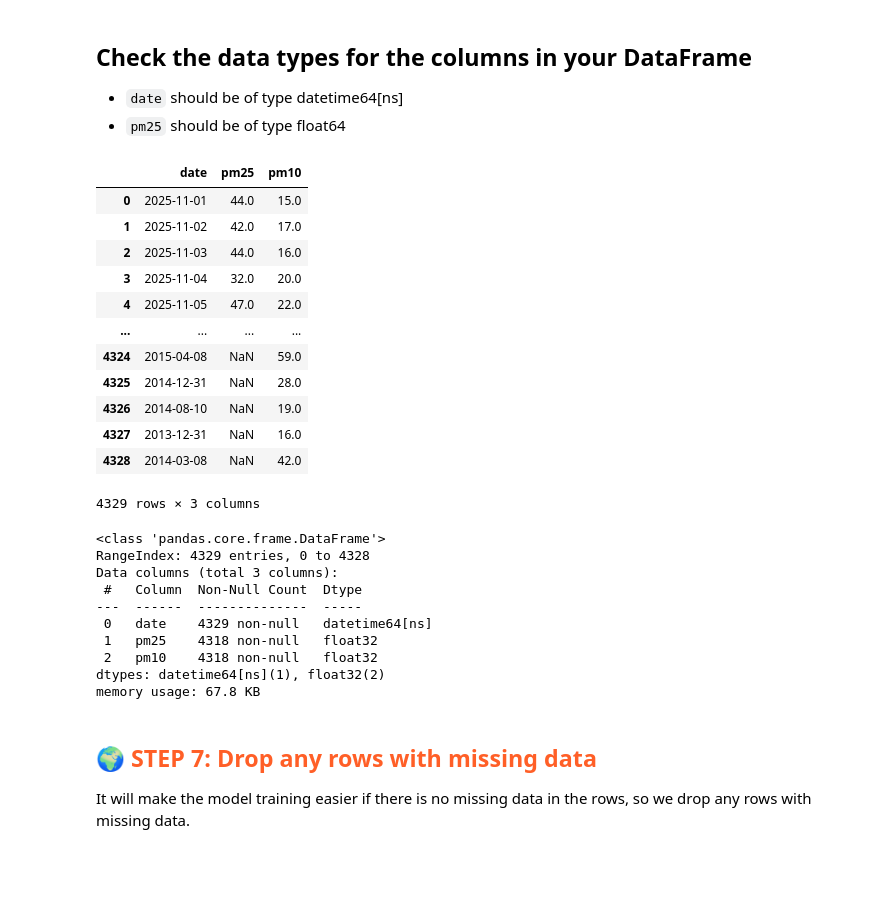
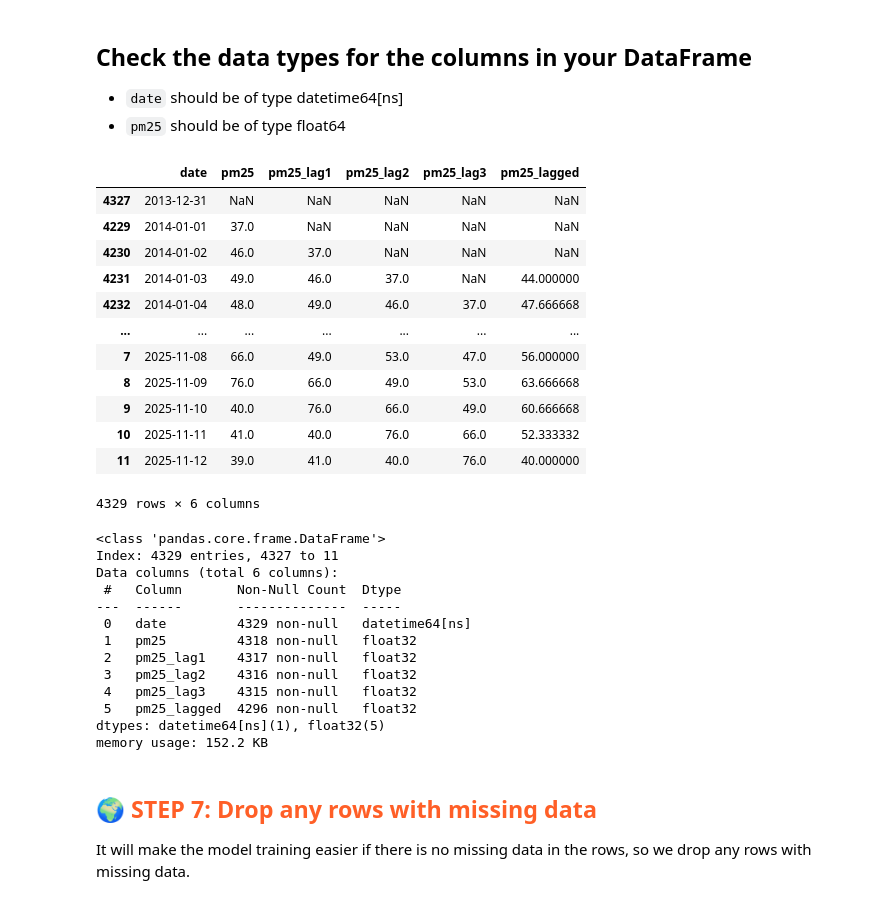
Before and after one commit to Mint-SUGA/mlfs-book, a Jupyter notebook: notebooks/airquality/1_air_quality_feature_backfill.ipynb, the cells around one changed output. Cells and saved outputs as stored; diff of their text form; code cells hidden in the pictures; blank space fills up the shorter version.

```diff
--- a/notebooks/airquality/1_air_quality_feature_backfill.ipynb
+++ b/notebooks/airquality/1_air_quality_feature_backfill.ipynb
@@ -267,39 +267,45 @@ We want to have a DataFrame with 2 columns - `date` and `pm25` after this cell b
  * `date` should be of type   datetime64[ns]
  * `pm25` should be of type float64
 # %%
-df_aq = df[['date', 'pm25', 'pm10']]
+df_aq = df[['date', 'pm25']]
 df_aq['pm25'] = df_aq['pm25'].astype('float32')
-df_aq['pm10'] = df_aq['pm10'].astype('float32')
-
+df_aq = df_aq.sort_values('date')
+df_aq['pm25_lag1'] = df_aq['pm25'].shift(1).astype('float32')
+df_aq['pm25_lag2'] = df_aq['pm25'].shift(2).astype('float32')
+df_aq['pm25_lag3'] = df_aq['pm25'].shift(3).astype('float32')
+df_aq['pm25_lagged'] = df_aq['pm25'].rolling(3).mean().astype('float32')
 df_aq
 # %% [output]
-|  | date | pm25 | pm10 |
-| 0 | 2025-11-01 | 44.0 | 15.0 |
-| 1 | 2025-11-02 | 42.0 | 17.0 |
-| 2 | 2025-11-03 | 44.0 | 16.0 |
-| 3 | 2025-11-04 | 32.0 | 20.0 |
-| 4 | 2025-11-05 | 47.0 | 22.0 |
-| ... | ... | ... | ... |
-| 4324 | 2015-04-08 | NaN | 59.0 |
-| 4325 | 2014-12-31 | NaN | 28.0 |
-| 4326 | 2014-08-10 | NaN | 19.0 |
-| 4327 | 2013-12-31 | NaN | 16.0 |
-| 4328 | 2014-03-08 | NaN | 42.0 |
+|  | date | pm25 | pm25_lag1 | pm25_lag2 | pm25_lag3 | pm25_lagged |
+| 4327 | 2013-12-31 | NaN | NaN | NaN | NaN | NaN |
+| 4229 | 2014-01-01 | 37.0 | NaN | NaN | NaN | NaN |
+| 4230 | 2014-01-02 | 46.0 | 37.0 | NaN | NaN | NaN |
+| 4231 | 2014-01-03 | 49.0 | 46.0 | 37.0 | NaN | 44.000000 |
+| 4232 | 2014-01-04 | 48.0 | 49.0 | 46.0 | 37.0 | 47.666668 |
+| ... | ... | ... | ... | ... | ... | ... |
+| 7 | 2025-11-08 | 66.0 | 49.0 | 53.0 | 47.0 | 56.000000 |
+| 8 | 2025-11-09 | 76.0 | 66.0 | 49.0 | 53.0 | 63.666668 |
+| 9 | 2025-11-10 | 40.0 | 76.0 | 66.0 | 49.0 | 60.666668 |
+| 10 | 2025-11-11 | 41.0 | 40.0 | 76.0 | 66.0 | 52.333332 |
+| 11 | 2025-11-12 | 39.0 | 41.0 | 40.0 | 76.0 | 40.000000 |
-4329 rows × 3 columns
+4329 rows × 6 columns
 # %%
 # Cast the pm25 column to be a float32 data type
 df_aq.info()
 # %% [output]
 <class 'pandas.core.frame.DataFrame'>
-RangeIndex: 4329 entries, 0 to 4328
-Data columns (total 3 columns):
- #   Column  Non-Null Count  Dtype
----  ------  --------------  -----
- 0   date    4329 non-null   datetime64[ns]
- 1   pm25    4318 non-null   float32
- 2   pm10    4318 non-null   float32
-dtypes: datetime64[ns](1), float32(2)
-memory usage: 67.8 KB
+Index: 4329 entries, 4327 to 11
+Data columns (total 6 columns):
+ #   Column       Non-Null Count  Dtype
+---  ------       --------------  -----
+ 0   date         4329 non-null   datetime64[ns]
+ 1   pm25         4318 non-null   float32
+ 2   pm25_lag1    4317 non-null   float32
+ 3   pm25_lag2    4316 non-null   float32
+ 4   pm25_lag3    4315 non-null   float32
+ 5   pm25_lagged  4296 non-null   float32
+dtypes: datetime64[ns](1), float32(5)
+memory usage: 152.2 KB
 # %% [markdown]
 ## <span style='color:#ff5f27'> 🌍 STEP 7: Drop any rows with missing data </span>
 It will make the model training easier if there is no missing data in the rows, so we drop any rows with missing data.
```
Also changed, not shown: parts of 10 cells of this notebook, 9 other files.
